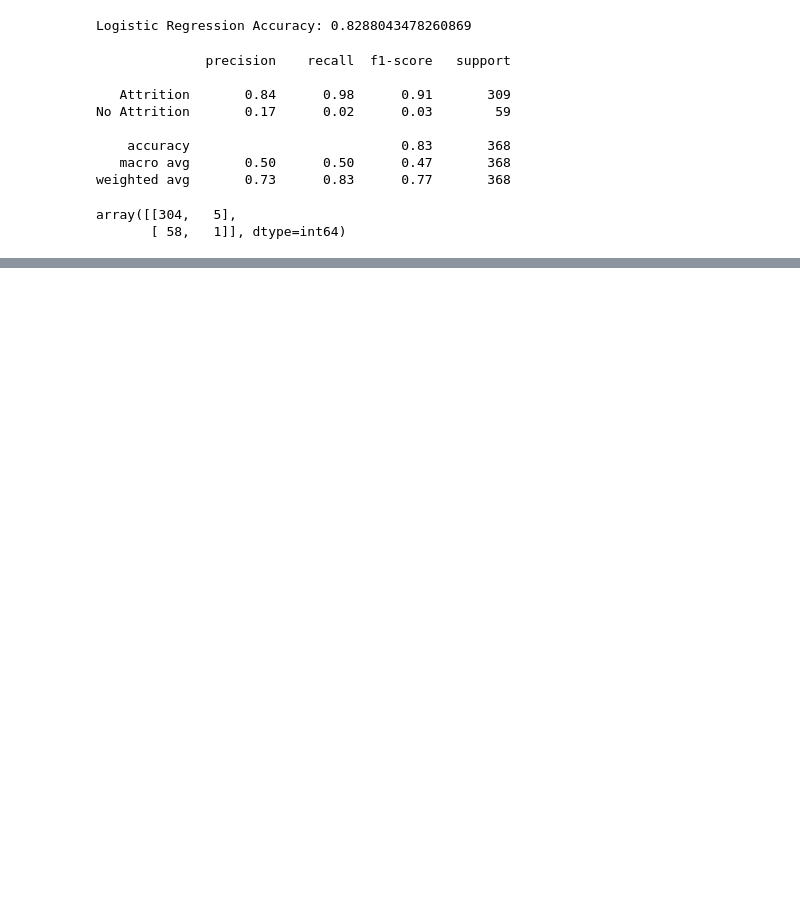
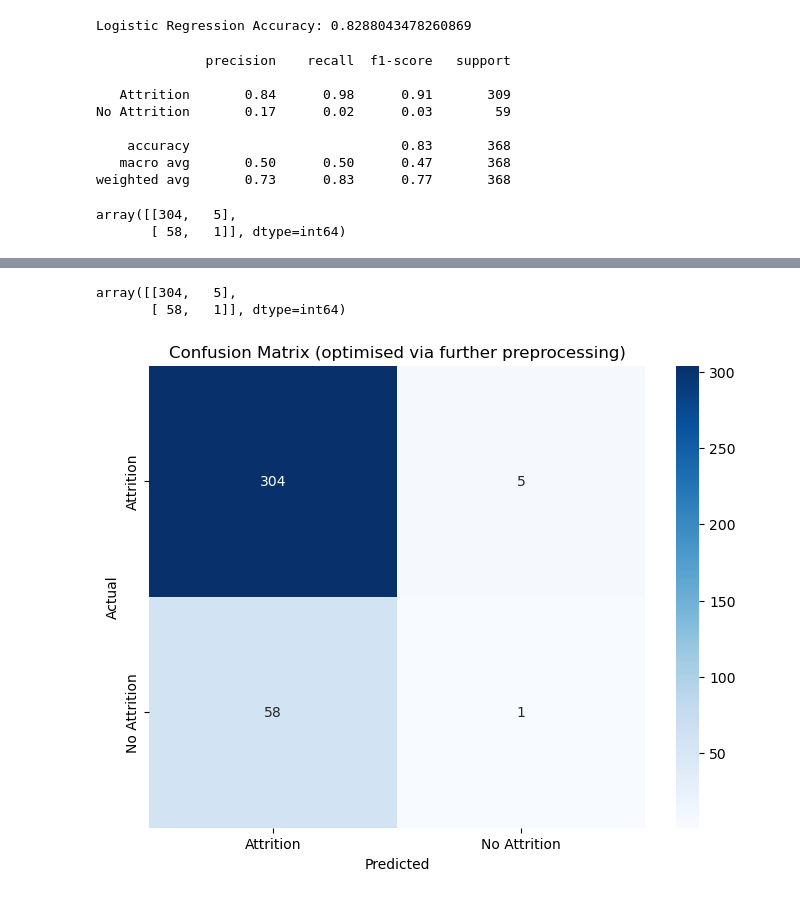
Before and after one commit to ddaniel2024/Project-4, a Jupyter notebook: attrition_analysis_optimisation_further_preprocessing.ipynb, the cells around one changed output, grey strips where cells are left out. Cells and saved outputs as stored; diff of their text form; code cells hidden in the pictures; blank space fills up the shorter version.

```diff
--- a/attrition_analysis_optimisation_further_preprocessing.ipynb
+++ b/attrition_analysis_optimisation_further_preprocessing.ipynb
@@ -267,5 +229,0 @@ LogisticRegression(max_iter=200, random_state=1)
-# %%
-# Make predictions on testing data
-predictions = model.predict(X_test)
-results = pd.DataFrame({"Prediction": predictions, "Actual": y_test}).reset_index(drop=True)
-results.head()
@@ -316,0 +301,18 @@ plt.show()
+# %%
+# Generate the confusion matrix for the optimised model
+conf_matrix = confusion_matrix(y_test, predictions)
+conf_matrix
+# %% [output]
+array([[304,   5],
+       [ 58,   1]], dtype=int64)
+# %%
+# Visualise the confusion matrix as a heatmap
+plt.figure(figsize=(8, 6))
+sns.heatmap(conf_matrix, annot=True, fmt="d", cmap="Blues", xticklabels=["Attrition", "No Attrition"], yticklabels=["Attrition", "No Attrition"])
+plt.xlabel("Predicted")
+plt.ylabel("Actual")
+plt.title("Confusion Matrix (optimised via further preprocessing)")
+plt.savefig("output/confusion_matrix_optimisation_furtherpreprocessing", bbox_inches = 'tight')
+plt.show()
+# %% [output]
+[figure, added]
```
Also changed, not shown: parts of 27 cells of this notebook, 14 other files.
